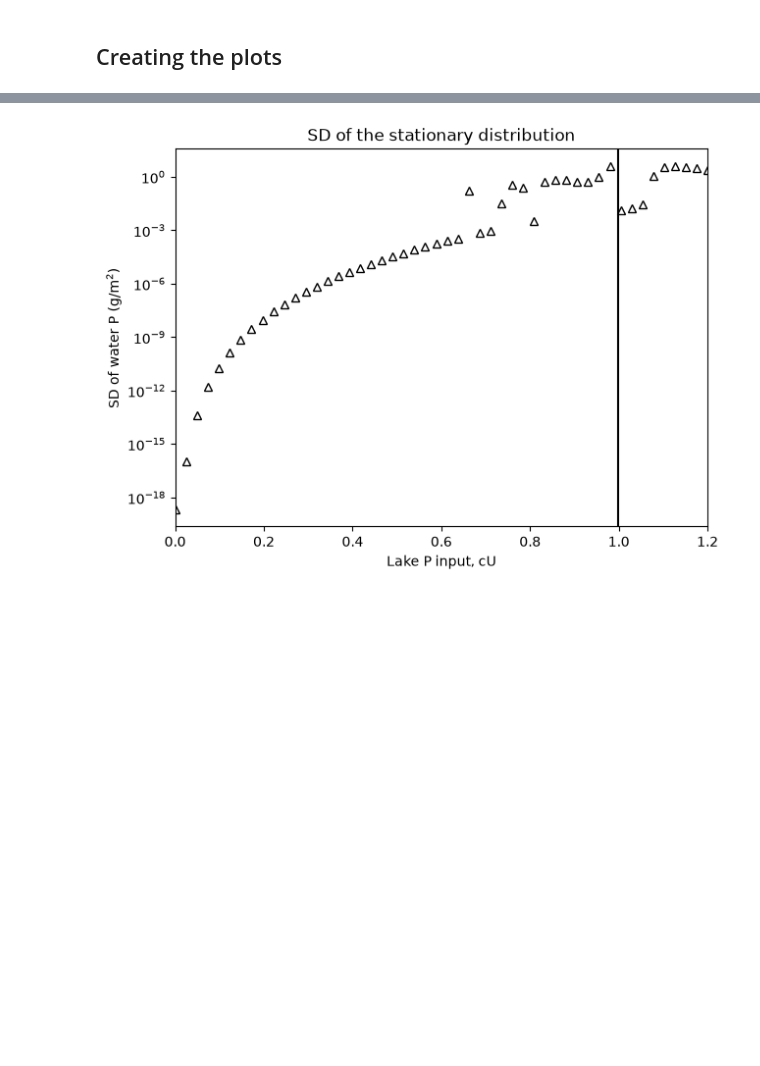
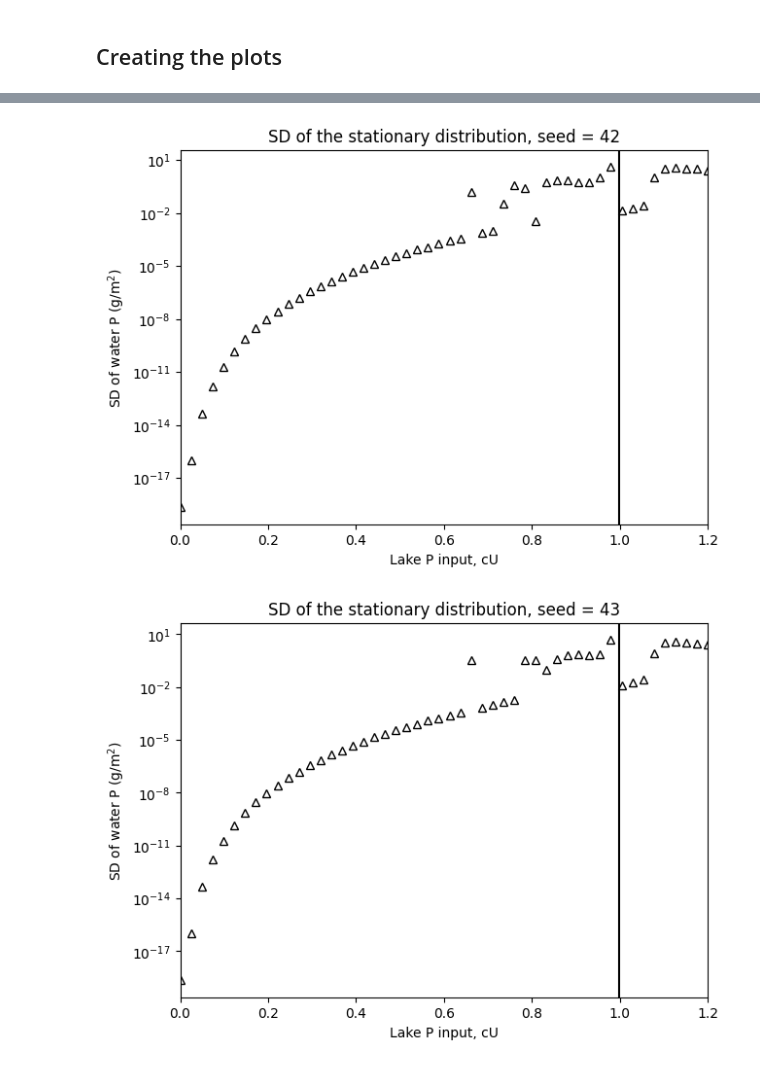
Before and after one commit to DitmerdH/Complex_systems_assignment2, a Jupyter notebook: Assignment2_CS.ipynb, the cells around one changed output, grey strips where cells are left out. Saved outputs shown, nothing was run; the diff lists cells and outputs as text; code cells hidden in the pictures; blank space fills up the shorter version.

```diff
--- a/Assignment2_CS.ipynb
+++ b/Assignment2_CS.ipynb
@@ -226,25 +240,27 @@ plt.show()
 # %%
-#Figure 2b
-plt.figure(figsize=(7, 5))
+#Figure 2b, for each seed
+for seed in seeds:
+    plt.figure(figsize=(7, 5))
 
-plt.semilogy(
-    P_values,
-    sds,
-    "k^",
-    markerfacecolor="none"
-)
+    plt.semilogy(
+        P_values,
+        sds[seed],
+        "k^",
+        markerfacecolor="none"
+    )
 
-plt.axvline(
-    P_upper,
-    color="k"
-)
+    plt.axvline(
+        P_upper,
+        color="k"
+    )
 
-plt.xlim(0, 1.2)
+    plt.xlim(0, 1.2)
 
-plt.xlabel("Lake P input, cU")
-plt.ylabel("SD of water P (g/m$^2$)")
-plt.title("SD of the stationary distribution")
+    plt.xlabel("Lake P input, cU")
+    plt.ylabel("SD of water P (g/m$^2$)")
+    plt.title(f"SD of the stationary distribution, seed = {seed}")
 
-plt.show()
+    plt.show()
 # %% [output]
-[figure, old version]
+[figure, new version]
+[figure, added]
```
Also changed, not shown: parts of 8 cells of this notebook.
